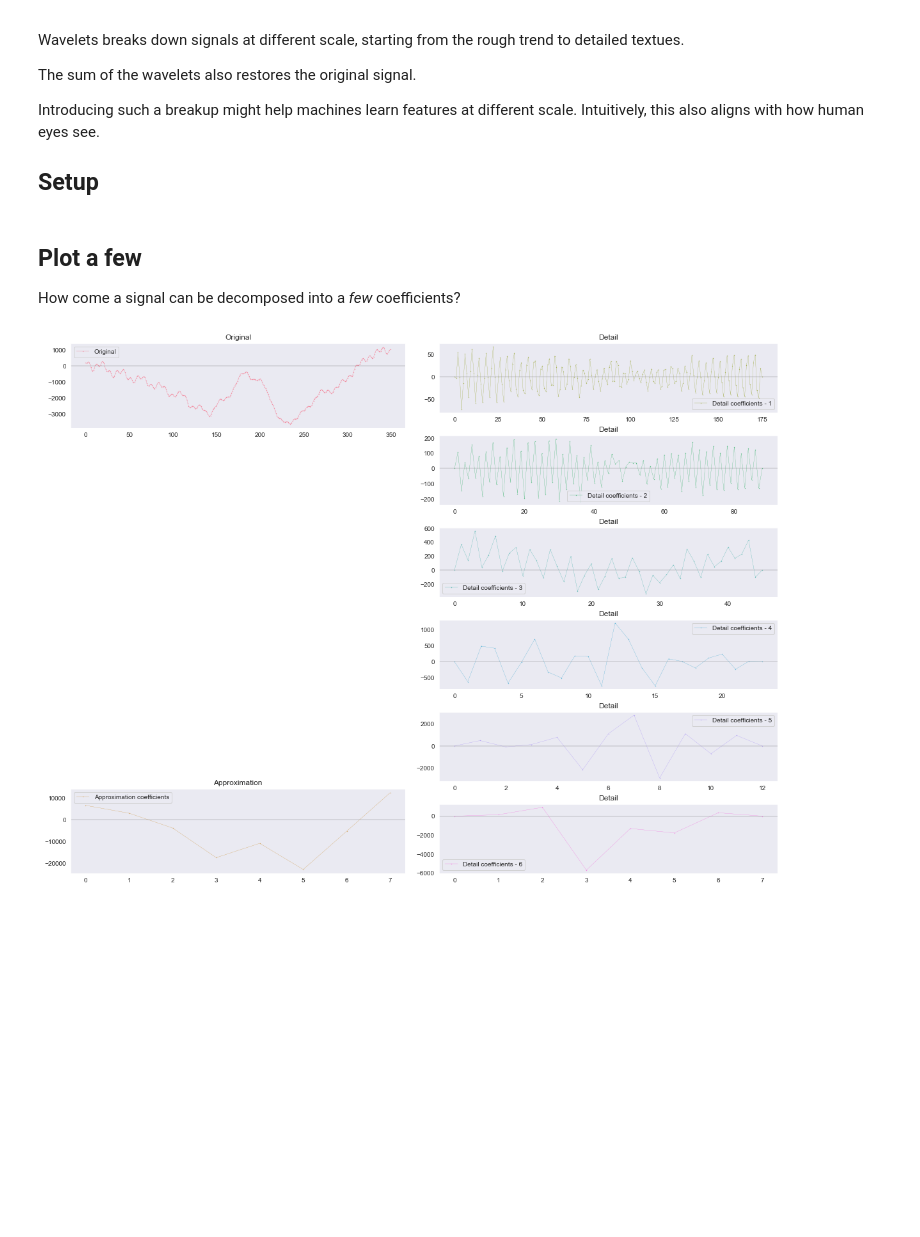
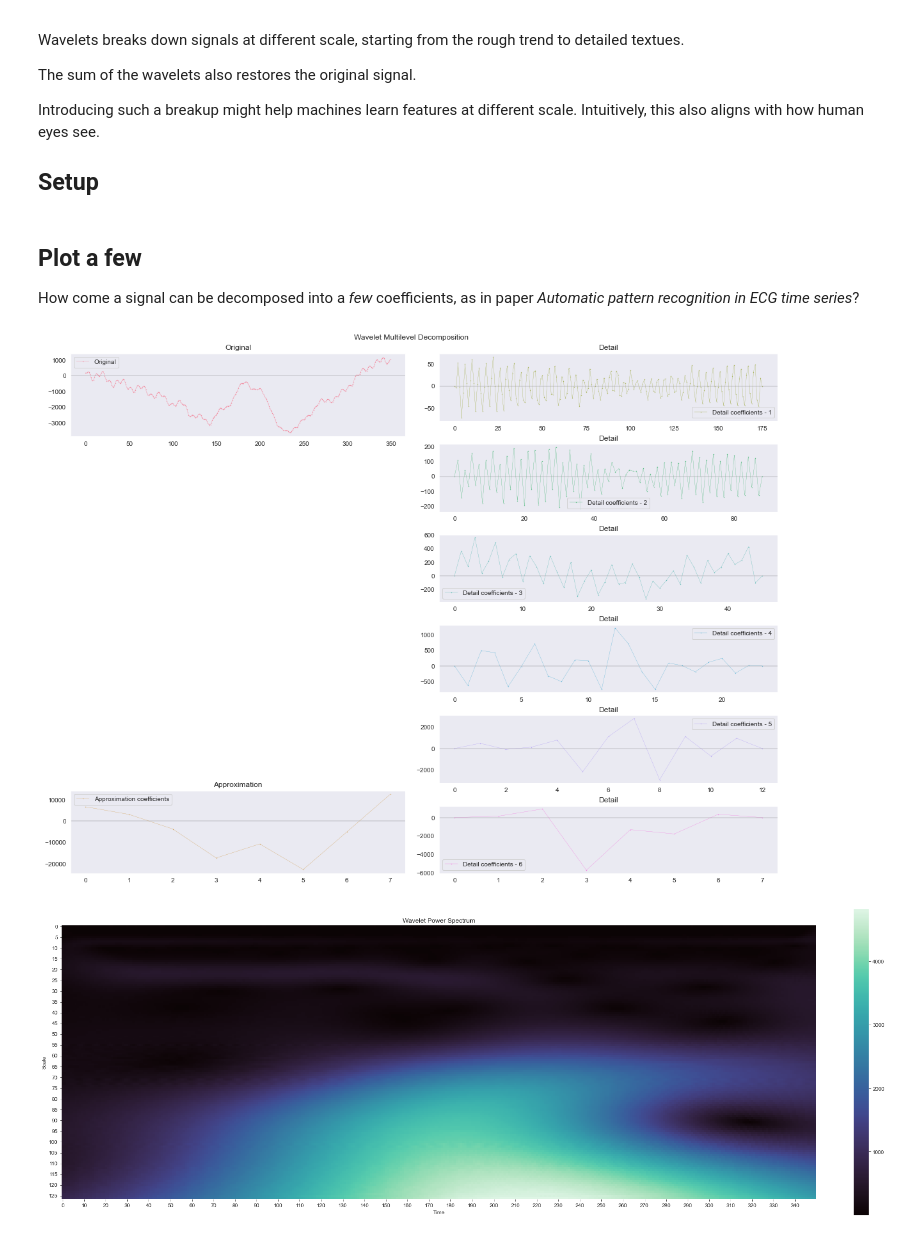
Before and after one commit to StefanHeng/ECG-PVC-Classifier, a Jupyter notebook: Feature-Representation/ecg_as_wavelet.ipynb, the cells around one changed output. Saved outputs shown, nothing was run; the diff lists cells and outputs as text; code cells hidden in the pictures; blank space fills up the shorter version.

```diff
--- a/Feature-Representation/ecg_as_wavelet.ipynb
+++ b/Feature-Representation/ecg_as_wavelet.ipynb
@@ -32,10 +32,12 @@ dg = DataGetter()
 ecgs = dg('daePm.ecg')
 # %% [markdown]
 ## Plot a few
-How come a signal can be decomposed into a *few* coefficients?
+How come a signal can be decomposed into a *few* coefficients, as in paper *Automatic pattern recognition in ECG time series*?
 # %%
 i = 502
 data = ecgs[i][:350]
 plot_wavelet_dwt(data, 'db2', level=6)
+plot_wavelet_cwt(data, 'cmor1.5-1.0', max_scale=128)
 # %% [output]
-[figure, old version]
+[figure, new version]
+[figure, added]
```
Also changed, not shown: 6 other files.
